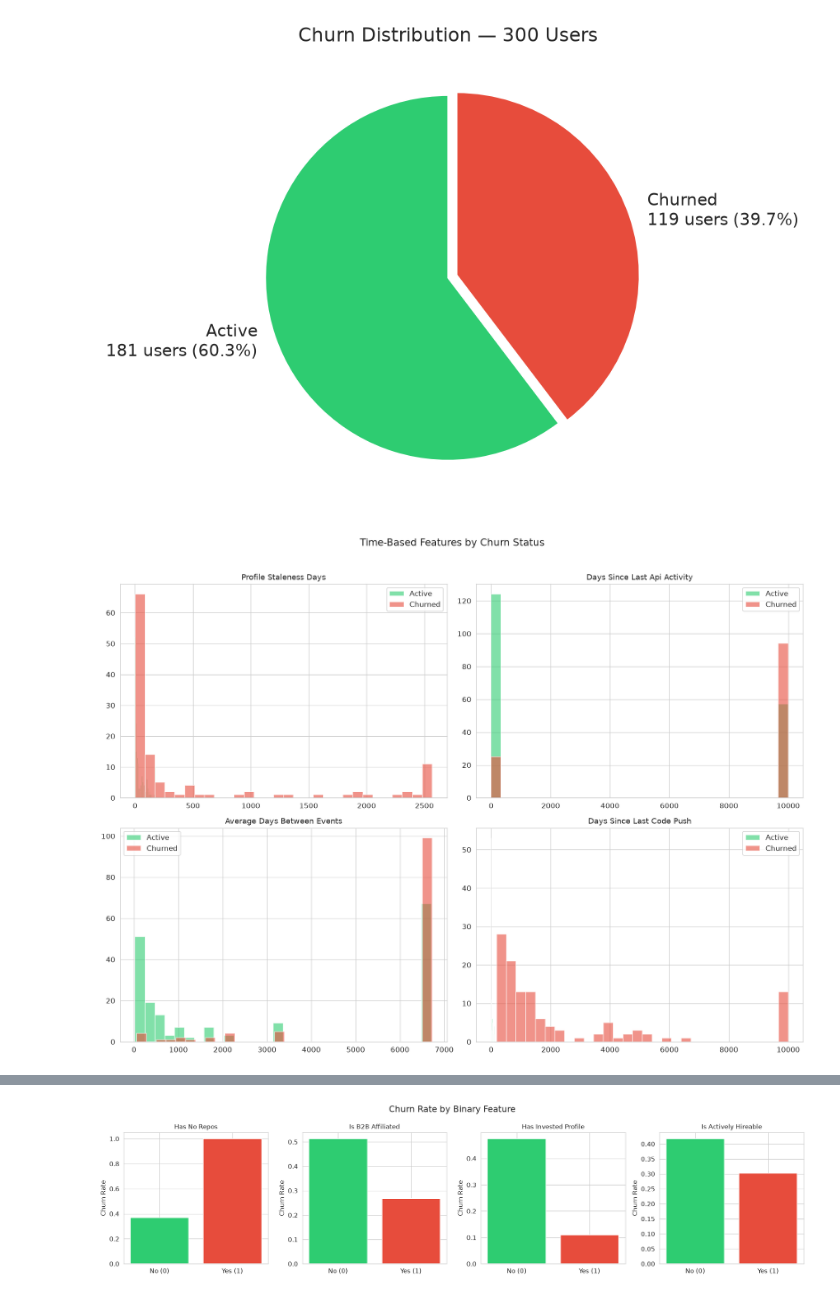
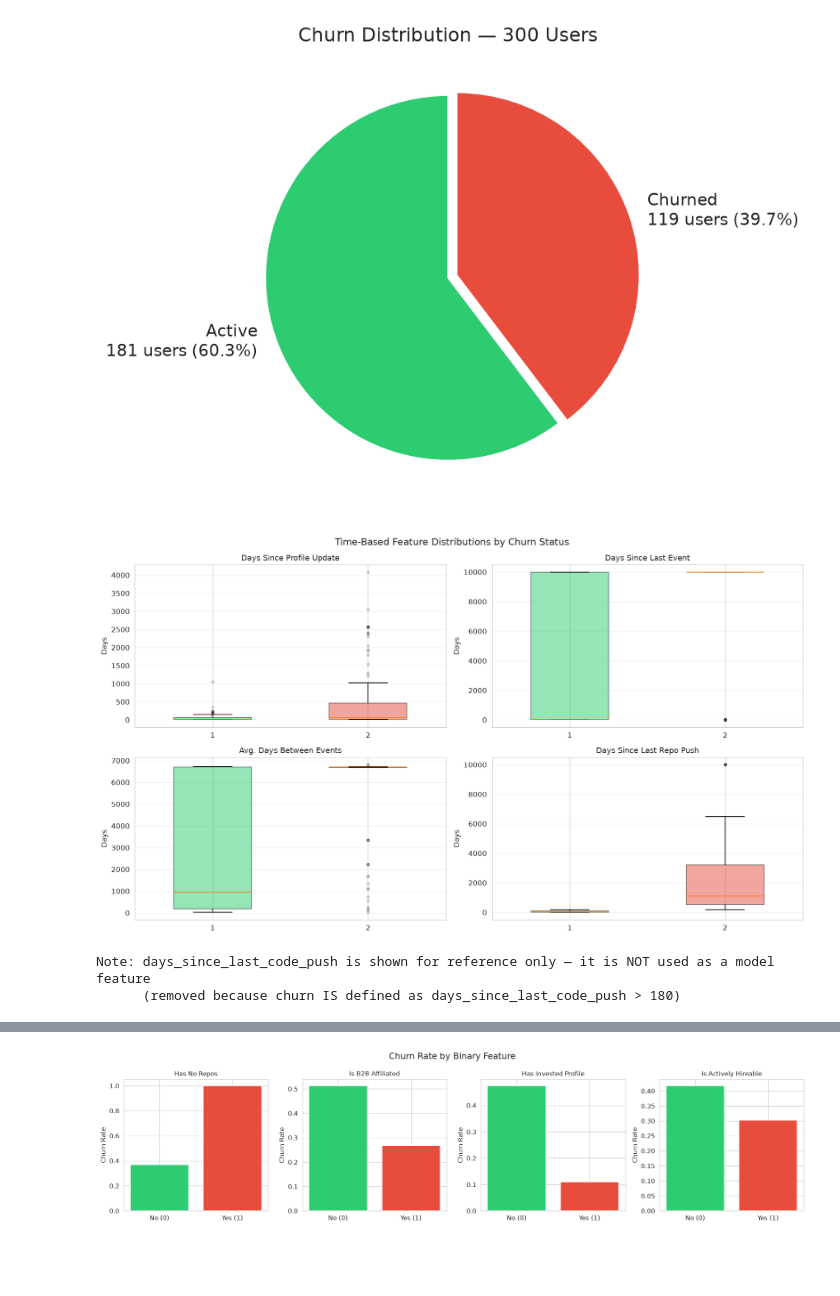
Before and after one commit to ramjavii/churn-predictor, a Jupyter notebook: notebooks/churn_analysis.ipynb, the cells around one changed output, grey strips where cells are left out. Cells and saved outputs as stored; diff of their text form; code cells hidden in the pictures; blank space fills up the shorter version.

```diff
--- a/notebooks/churn_analysis.ipynb
+++ b/notebooks/churn_analysis.ipynb
@@ -178,22 +188,42 @@ plt.show()
 # %% [output]
 [figure]
 # %%
-# Time-based features: distribution by churn status
-time_feats = ["profile_staleness_days", "days_since_last_api_activity",
-              "average_days_between_events", "days_since_last_code_push"]
+# Time-based features — box plots by churn status
+# Box plot shows: median (line), IQR (box), whiskers (1.5×IQR), outliers (dots)
+# This handles extreme values (like 9999) gracefully without distorting scale
+import warnings
+warnings.filterwarnings("ignore", category=UserWarning)
 
-fig, axes = plt.subplots(2, 2, figsize=(14, 10))
-for i, feat in enumerate(time_feats):
+time_feats_box = [
+    ("profile_staleness_days", "Days Since Profile Update"),
+    ("days_since_last_api_activity", "Days Since Last Event"),
+    ("average_days_between_events", "Avg. Days Between Events"),
+    ("days_since_last_code_push", "Days Since Last Repo Push"),
+]
+
+fig, axes = plt.subplots(2, 2, figsize=(14, 8))
+colors_map = {0: "#2ecc71", 1: "#e74c3c"}
+labels_map = {0: "Active", 1: "Churned"}
+
+for i, (feat, title) in enumerate(time_feats_box):
     ax = axes[i // 2, i % 2]
-    for lab, grp in df.groupby("churned"):
-        ax.hist(grp[feat].clip(upper=grp[feat].quantile(0.95)), bins=30,
-                alpha=0.6, label="Churned" if lab else "Active",
-                color="#e74c3c" if lab else "#2ecc71")
-    ax.set_title(feat.replace("_", " ").title(), fontsize=11)
-    ax.legend()
-plt.suptitle("Time-Based Features by Churn Status", fontsize=14, y=1.02)
+    data_list = [df.loc[df["churned"] == c, feat].values.astype(float) for c in [0, 1]]
+    bp = ax.boxplot(data_list, patch_artist=True,
+                     widths=0.5, showfliers=True, flierprops={"markersize": 3, "alpha": 0.3})
+    for patch, c in zip(bp["boxes"], ["#2ecc71", "#e74c3c"]):
+        patch.set_facecolor(c)
+        patch.set_alpha(0.5)
+    ax.set_title(title, fontsize=11)
+    ax.set_ylabel("Days")
+    ax.grid(axis="y", alpha=0.3)
+
+plt.suptitle("Time-Based Feature Distributions by Churn Status", fontsize=13)
 plt.tight_layout()
 plt.show()
+print("Note: days_since_last_code_push is shown for reference only — it is NOT used as a model feature\n"
+      "      (removed because churn IS defined as days_since_last_code_push > 180)")
 # %% [output]
-[figure, old version]
+[figure, new version]
+Note: days_since_last_code_push is shown for reference only — it is NOT used as a model feature
+      (removed because churn IS defined as days_since_last_code_push > 180)
 # %%
```
Also changed, not shown: parts of 4 cells of this notebook.
